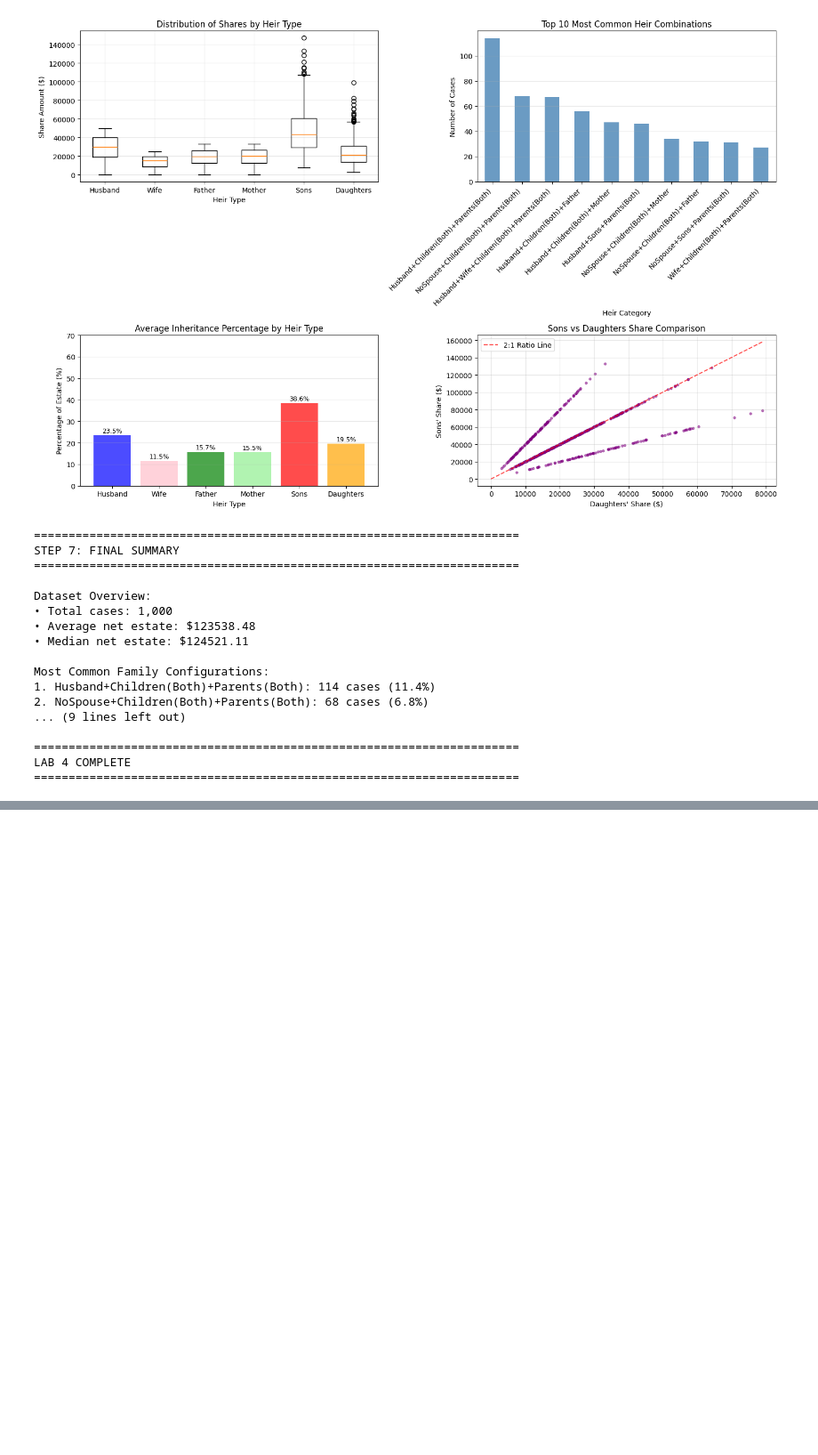
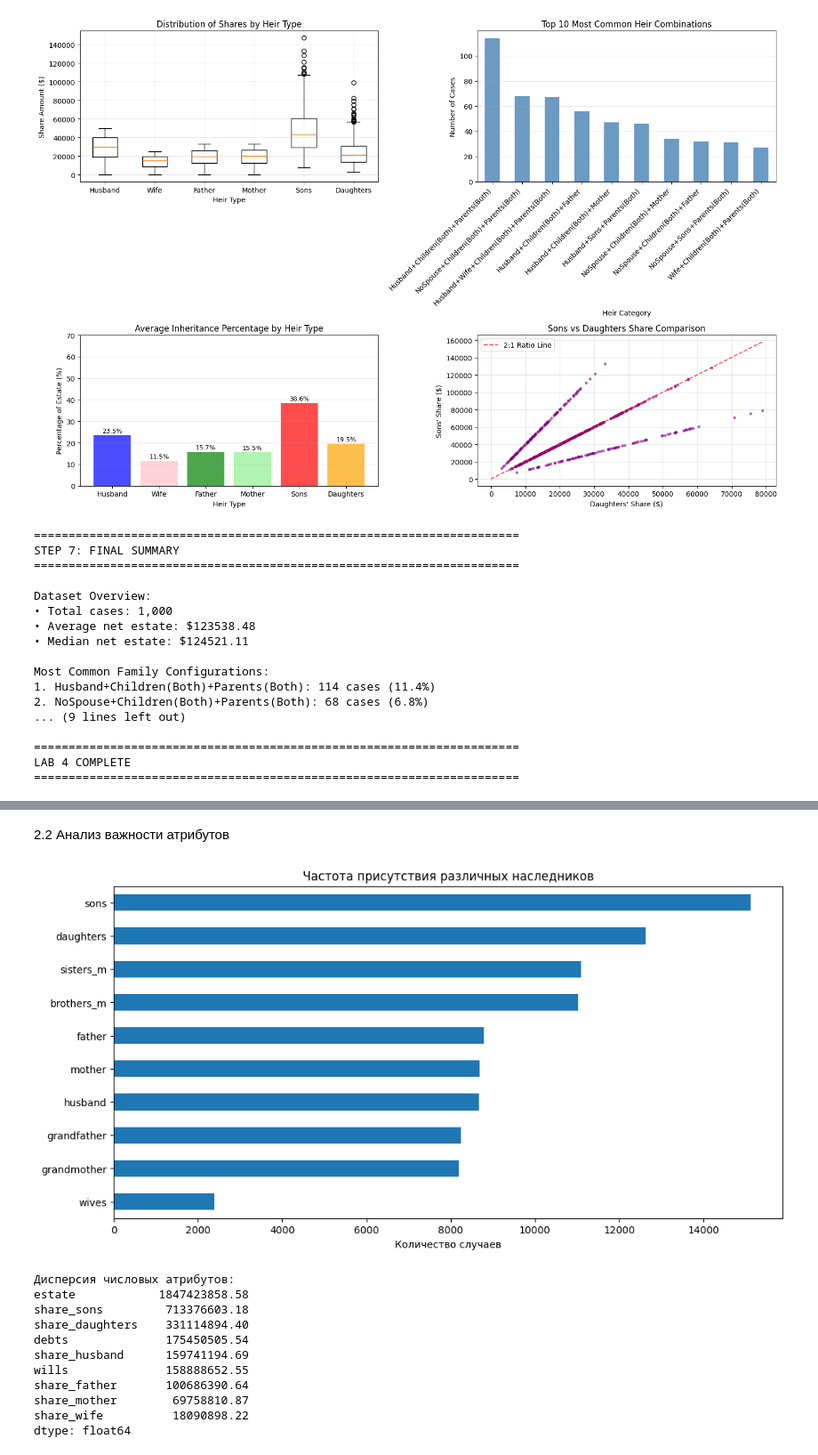
Before and after one commit to Altaieb-Mohammed/lab_2corse, a Jupyter notebook: lab2_3_4.ipynb, the cells around one changed output, grey strips where cells are left out. Shown at 89% size. Saved outputs shown, nothing was run; the diff lists cells and outputs as text; code cells hidden in the pictures; blank space fills up the shorter version.

```diff
--- a/lab2_3_4.ipynb
+++ b/lab2_3_4.ipynb
@@ -1493,0 +1540,31 @@ LAB 4 COMPLETE
+# %% [markdown]
+2.2 Анализ важности атрибутов
+# %%
+# 1. Анализ распределения наследников
+heir_counts = data[['husband', 'wives', 'father', 'mother',
+                    'sons', 'daughters', 'brothers_m',
+                    'sisters_m', 'grandfather', 'grandmother']].sum()
+
+plt.figure(figsize=(12, 6))
+heir_counts.sort_values().plot(kind='barh')
+plt.title('Частота присутствия различных наследников')
+plt.xlabel('Количество случаев')
+plt.show()
+
+# 2. Важность атрибутов через дисперсию
+numeric_variance = data[numeric_cols].var().sort_values(ascending=False)
+print("Дисперсия числовых атрибутов:")
+print(numeric_variance)
+# %% [output]
+[figure, added]
+Дисперсия числовых атрибутов:
+estate            1847423858.58
+share_sons         713376603.18
+share_daughters    331114894.40
+debts              175450505.54
+share_husband      159741194.69
+wills              158888652.55
+share_father       100686390.64
+share_mother        69758810.87
+share_wife          18090898.22
+dtype: float64
```
Also changed, not shown: parts of 19 cells of this notebook.
